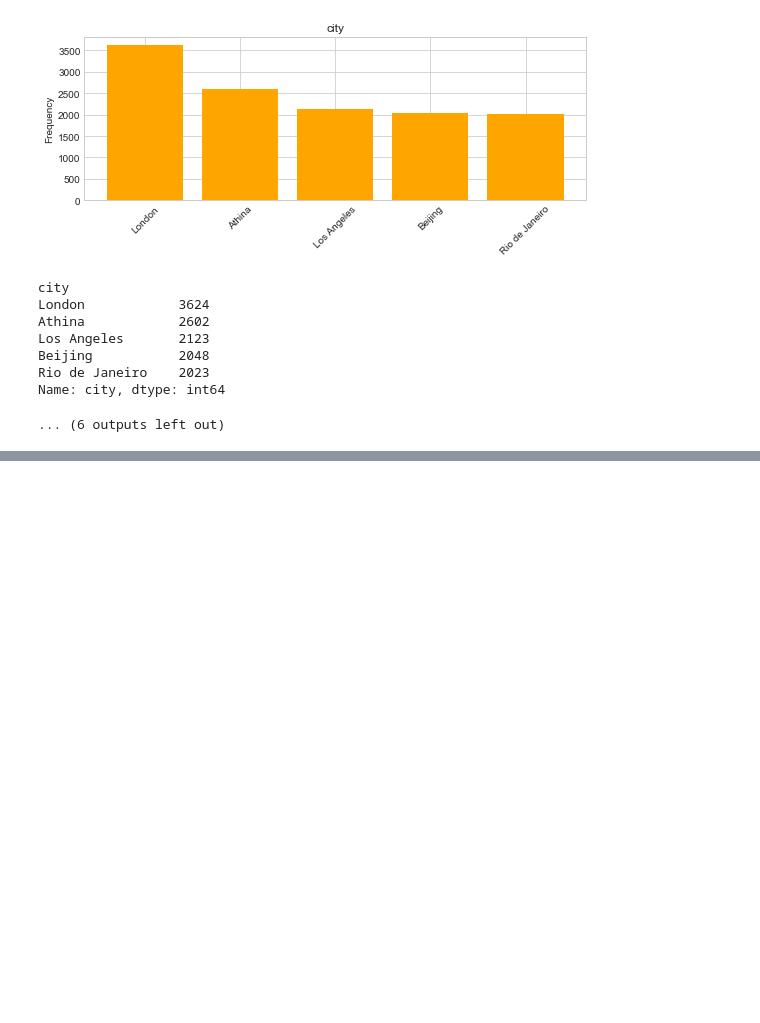
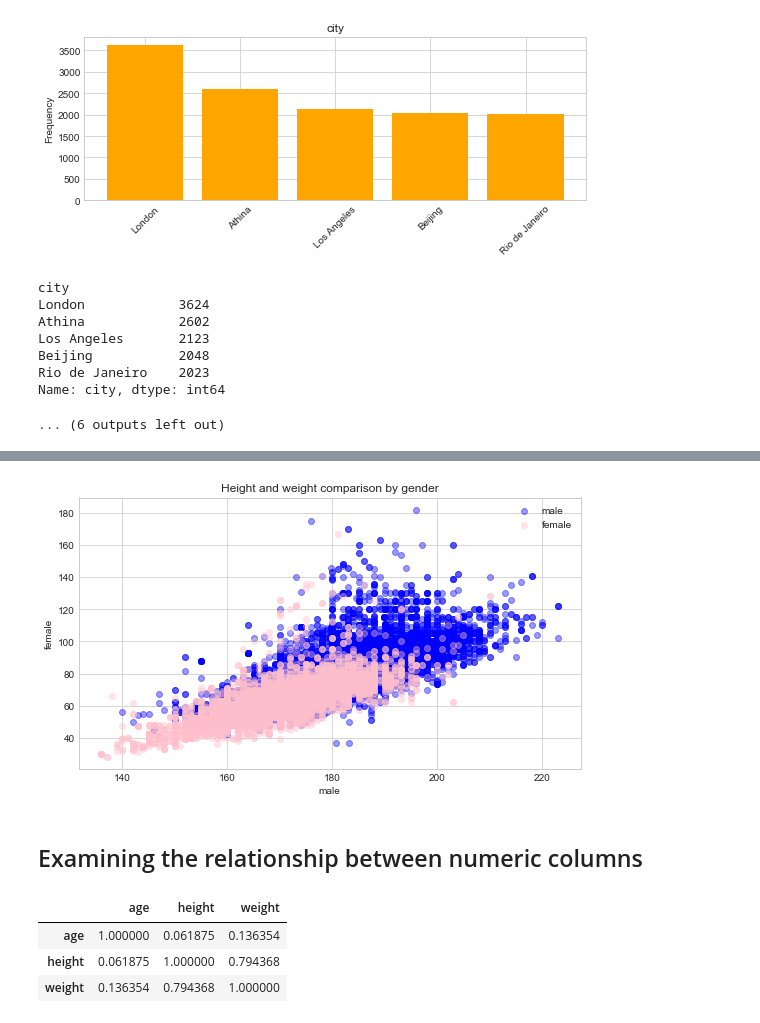
Before and after one commit to anildursunipek/Data-science-and-ML-notebook, a Jupyter notebook: Bootcamp/120-Years-Olympic-history-eda.ipynb, the cells around one changed output, grey strips where cells are left out. Cells and saved outputs as stored; diff of their text form; code cells hidden in the pictures; blank space fills up the shorter version.

```diff
--- a/Bootcamp/120-Years-Olympic-history-eda.ipynb
+++ b/Bootcamp/120-Years-Olympic-history-eda.ipynb
@@ -439,0 +471,3 @@ Name: city, dtype: int64
+# %%
+male = df[df['gender'] == 'M']
+male.head(3)
@@ -439,0 +479,3 @@ Name: city, dtype: int64
+# %%
+female = df[df.gender == "F"]
+female.head(3)
@@ -439,0 +487,22 @@ Name: city, dtype: int64
+# %%
+plt.figure(figsize=(9,5))
+plt.scatter(male.height,male.weight,alpha=0.4,label = "male",color="blue") #alpha->transparency
+plt.scatter(female.height,female.weight,alpha=0.4,label="female",color="pink")
+plt.xlabel("male")
+plt.ylabel("female")
+plt.title("Height and weight comparison by gender")
+plt.legend()
+plt.show()
+# %% [output]
+[figure, added]
+# %% [markdown]
+<a id="14"></a>
+## Examining the relationship between numeric columns
+# %%
+corr = df.loc[:,["age","height","weight"]].corr()
+corr
+# %% [output]
+|  | age | height | weight |
+| age | 1.000000 | 0.061875 | 0.136354 |
+| height | 0.061875 | 1.000000 | 0.794368 |
+| weight | 0.136354 | 0.794368 | 1.000000 |
```
Also changed, not shown: parts of 28 cells of this notebook.
